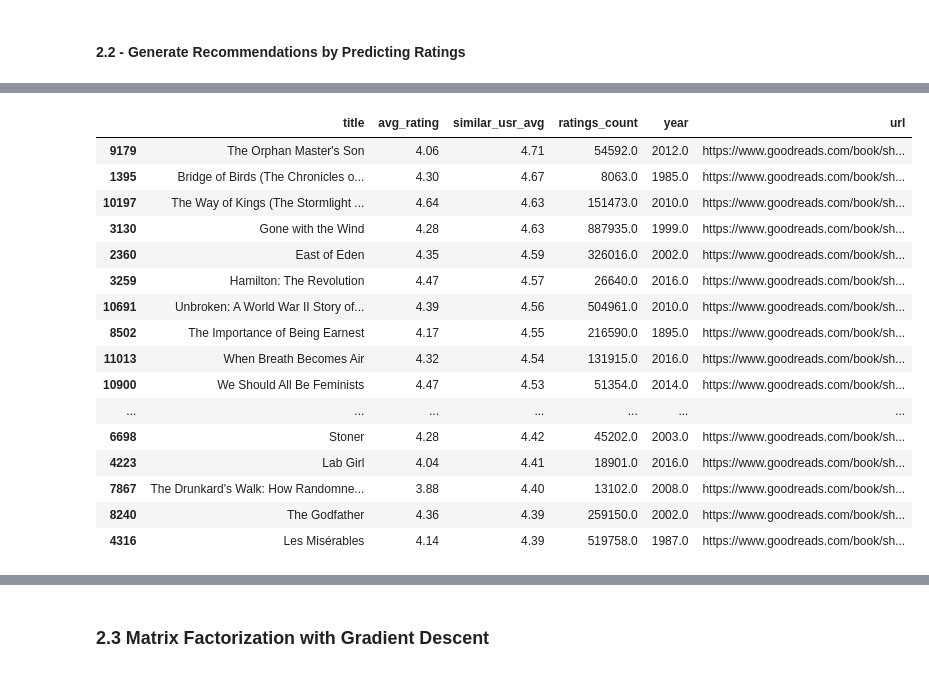
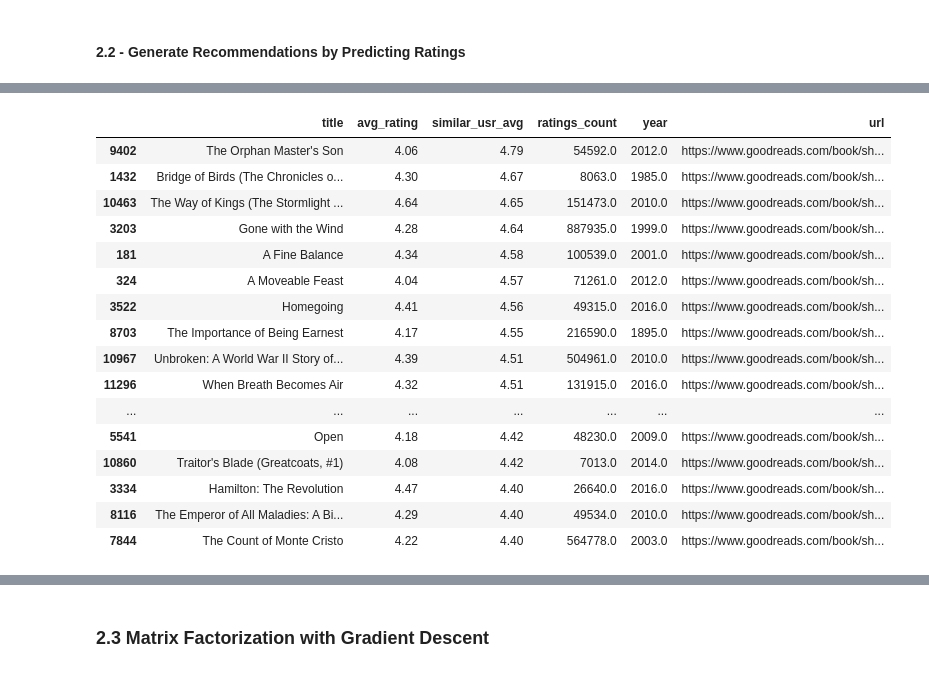
Before and after one commit to mraottth/projects, a Jupyter notebook: Goodreads Book Recommender/02_book_recommender.ipynb, the cells around one changed output, grey strips where cells are left out. Drawn from its saved outputs; the diff is of its cells as text; code cells hidden in the pictures.

```diff
--- a/Goodreads Book Recommender/02_book_recommender.ipynb
+++ b/Goodreads Book Recommender/02_book_recommender.ipynb
@@ -338,7 +338,7 @@ def neighbors_top_rated(others, n=20, min_ratings=100, min_score=3.75, write_to_
                       on="book_id")
     others["similar_usr_avg"] = others["similar_usr_avg"].round(2)
 
-    min_neighbor_ratings = np.max([others["uid"].nunique() / 200, 5])
+    min_neighbor_ratings = np.max([others["uid"].nunique() / 250, 5])
 
     highest_rated_recs = others.query(
                 "ratings_count > @min_ratings & avg_rating > @min_score & YA == 0")\
@@ -832,25 +832,25 @@ popular_recs.head(15)
 # %%
 # Highest rated books among similar readers
 top_rated = neighbors_top_rated(svd_neighborhood_ratings, n=50, write_to_excel=False)
-top_rated.head(20)
+top_rated.head(25)
 # %% [output]
 |  | title | avg_rating | similar_usr_avg | ratings_count | year | url |
-| 9179 | The Orphan Master's Son | 4.06 | 4.71 | 54592.0 | 2012.0 | https://www.goodreads.com/book/sh... |
-| 1395 | Bridge of Birds (The Chronicles o... | 4.30 | 4.67 | 8063.0 | 1985.0 | https://www.goodreads.com/book/sh... |
-| 10197 | The Way of Kings (The Stormlight ... | 4.64 | 4.63 | 151473.0 | 2010.0 | https://www.goodreads.com/book/sh... |
-| 3130 | Gone with the Wind | 4.28 | 4.63 | 887935.0 | 1999.0 | https://www.goodreads.com/book/sh... |
-| 2360 | East of Eden | 4.35 | 4.59 | 326016.0 | 2002.0 | https://www.goodreads.com/book/sh... |
-| 3259 | Hamilton: The Revolution | 4.47 | 4.57 | 26640.0 | 2016.0 | https://www.goodreads.com/book/sh... |
-| 10691 | Unbroken: A World War II Story of... | 4.39 | 4.56 | 504961.0 | 2010.0 | https://www.goodreads.com/book/sh... |
-| 8502 | The Importance of Being Earnest | 4.17 | 4.55 | 216590.0 | 1895.0 | https://www.goodreads.com/book/sh... |
-| 11013 | When Breath Becomes Air | 4.32 | 4.54 | 131915.0 | 2016.0 | https://www.goodreads.com/book/sh... |
-| 10900 | We Should All Be Feminists | 4.47 | 4.53 | 51354.0 | 2014.0 | https://www.goodreads.com/book/sh... |
+| 9402 | The Orphan Master's Son | 4.06 | 4.79 | 54592.0 | 2012.0 | https://www.goodreads.com/book/sh... |
+| 1432 | Bridge of Birds (The Chronicles o... | 4.30 | 4.67 | 8063.0 | 1985.0 | https://www.goodreads.com/book/sh... |
+| 10463 | The Way of Kings (The Stormlight ... | 4.64 | 4.65 | 151473.0 | 2010.0 | https://www.goodreads.com/book/sh... |
+| 3203 | Gone with the Wind | 4.28 | 4.64 | 887935.0 | 1999.0 | https://www.goodreads.com/book/sh... |
+| 181 | A Fine Balance | 4.34 | 4.58 | 100539.0 | 2001.0 | https://www.goodreads.com/book/sh... |
+| 324 | A Moveable Feast | 4.04 | 4.57 | 71261.0 | 2012.0 | https://www.goodreads.com/book/sh... |
+| 3522 | Homegoing | 4.41 | 4.56 | 49315.0 | 2016.0 | https://www.goodreads.com/book/sh... |
+| 8703 | The Importance of Being Earnest | 4.17 | 4.55 | 216590.0 | 1895.0 | https://www.goodreads.com/book/sh... |
+| 10967 | Unbroken: A World War II Story of... | 4.39 | 4.51 | 504961.0 | 2010.0 | https://www.goodreads.com/book/sh... |
+| 11296 | When Breath Becomes Air | 4.32 | 4.51 | 131915.0 | 2016.0 | https://www.goodreads.com/book/sh... |
 | ... | ... | ... | ... | ... | ... | ... |
-| 6698 | Stoner | 4.28 | 4.42 | 45202.0 | 2003.0 | https://www.goodreads.com/book/sh... |
-| 4223 | Lab Girl | 4.04 | 4.41 | 18901.0 | 2016.0 | https://www.goodreads.com/book/sh... |
-| 7867 | The Drunkard's Walk: How Randomne... | 3.88 | 4.40 | 13102.0 | 2008.0 | https://www.goodreads.com/book/sh... |
-| 8240 | The Godfather | 4.36 | 4.39 | 259150.0 | 2002.0 | https://www.goodreads.com/book/sh... |
-| 4316 | Les Misérables | 4.14 | 4.39 | 519758.0 | 1987.0 | https://www.goodreads.com/book/sh... |
+| 5541 | Open | 4.18 | 4.42 | 48230.0 | 2009.0 | https://www.goodreads.com/book/sh... |
+| 10860 | Traitor's Blade (Greatcoats, #1) | 4.08 | 4.42 | 7013.0 | 2014.0 | https://www.goodreads.com/book/sh... |
+| 3334 | Hamilton: The Revolution | 4.47 | 4.40 | 26640.0 | 2016.0 | https://www.goodreads.com/book/sh... |
+| 8116 | The Emperor of All Maladies: A Bi... | 4.29 | 4.40 | 49534.0 | 2010.0 | https://www.goodreads.com/book/sh... |
+| 7844 | The Count of Monte Cristo | 4.22 | 4.40 | 564778.0 | 2003.0 | https://www.goodreads.com/book/sh... |
 # %%
 # Highest rated books by each of the top genres
 show_top_recs_by_genre(
```
Also changed, not shown: parts of 22 cells of this notebook, 1 other file.
